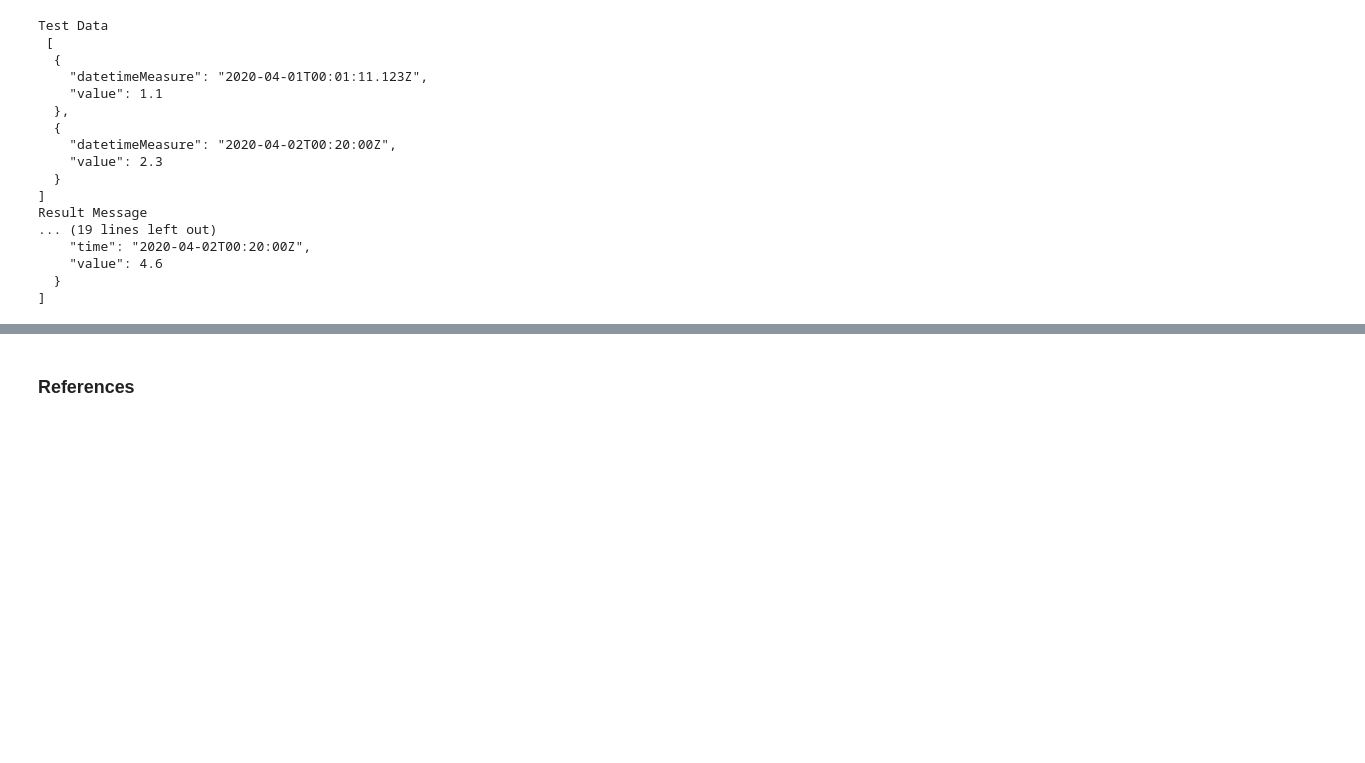
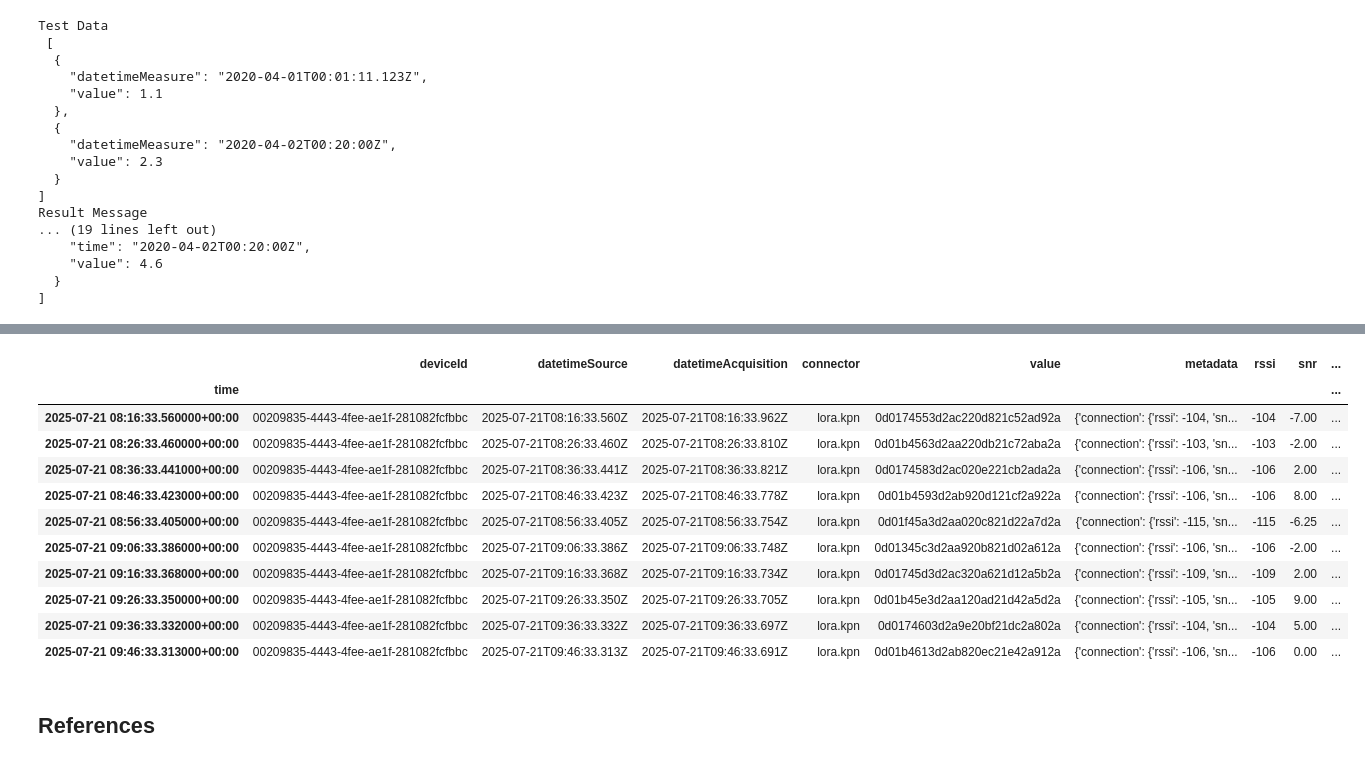
Before and after one commit to fenke/corebridge, a Jupyter notebook: nbs/11_aicorebridge.ipynb, the cells around one changed output, grey strips where cells are left out. Cells and saved outputs as stored; diff of their text form; code cells hidden in the pictures; blank space fills up the shorter version.

Commit message:
reorganize + unnest structured data

```diff
--- a/nbs/11_aicorebridge.ipynb
+++ b/nbs/11_aicorebridge.ipynb
@@ -847,0 +1262,3 @@ Result Message
+# %%
+dfm = timeseries_dataframe_from_datadict(test_nested_data, ['datetimeMeasure', 'time'], recordformat='records', nested=False).dropna()
+dfm.info()
@@ -847,0 +1293,3 @@ Result Message
+# %%
+meta = pd.DataFrame(dfm['metadata'].to_list())
+meta
@@ -847,0 +1308,3 @@ Result Message
+# %%
+meta_connection = pd.DataFrame(meta['connection'].to_list())
+meta_connection
@@ -847,0 +1323,3 @@ Result Message
+# %%
+meta_frame = pd.DataFrame(meta['frame'].to_list())
+meta_frame
@@ -848,5 +1338,20 @@ Result Message
+# %%
+pd.concat([dfm.reset_index(), meta_connection, meta_frame], axis=1).set_index('time').sort_index()
+# %% [output]
+|  | deviceId | datetimeSource | datetimeAcquisition | connector | value | metadata | rssi | snr | ... |
+| time |  |  |  |  |  |  |  |  | ... |
+| 2025-07-21 08:16:33.560000+00:00 | 00209835-4443-4fee-ae1f-281082fcfbbc | 2025-07-21T08:16:33.560Z | 2025-07-21T08:16:33.962Z | lora.kpn | 0d0174553d2ac220d821c52ad92a | {'connection': {'rssi': -104, 'sn... | -104 | -7.00 | ... |
+| 2025-07-21 08:26:33.460000+00:00 | 00209835-4443-4fee-ae1f-281082fcfbbc | 2025-07-21T08:26:33.460Z | 2025-07-21T08:26:33.810Z | lora.kpn | 0d01b4563d2aa220db21c72aba2a | {'connection': {'rssi': -103, 'sn... | -103 | -2.00 | ... |
+| 2025-07-21 08:36:33.441000+00:00 | 00209835-4443-4fee-ae1f-281082fcfbbc | 2025-07-21T08:36:33.441Z | 2025-07-21T08:36:33.821Z | lora.kpn | 0d0174583d2ac020e221cb2ada2a | {'connection': {'rssi': -106, 'sn... | -106 | 2.00 | ... |
+| 2025-07-21 08:46:33.423000+00:00 | 00209835-4443-4fee-ae1f-281082fcfbbc | 2025-07-21T08:46:33.423Z | 2025-07-21T08:46:33.778Z | lora.kpn | 0d01b4593d2ab920d121cf2a922a | {'connection': {'rssi': -106, 'sn... | -106 | 8.00 | ... |
+| 2025-07-21 08:56:33.405000+00:00 | 00209835-4443-4fee-ae1f-281082fcfbbc | 2025-07-21T08:56:33.405Z | 2025-07-21T08:56:33.754Z | lora.kpn | 0d01f45a3d2aa020c821d22a7d2a | {'connection': {'rssi': -115, 'sn... | -115 | -6.25 | ... |
+| 2025-07-21 09:06:33.386000+00:00 | 00209835-4443-4fee-ae1f-281082fcfbbc | 2025-07-21T09:06:33.386Z | 2025-07-21T09:06:33.748Z | lora.kpn | 0d01345c3d2aa920b821d02a612a | {'connection': {'rssi': -106, 'sn... | -106 | -2.00 | ... |
+| 2025-07-21 09:16:33.368000+00:00 | 00209835-4443-4fee-ae1f-281082fcfbbc | 2025-07-21T09:16:33.368Z | 2025-07-21T09:16:33.734Z | lora.kpn | 0d01745d3d2ac320a621d12a5b2a | {'connection': {'rssi': -109, 'sn... | -109 | 2.00 | ... |
+| 2025-07-21 09:26:33.350000+00:00 | 00209835-4443-4fee-ae1f-281082fcfbbc | 2025-07-21T09:26:33.350Z | 2025-07-21T09:26:33.705Z | lora.kpn | 0d01b45e3d2aa120ad21d42a5d2a | {'connection': {'rssi': -105, 'sn... | -105 | 9.00 | ... |
+| 2025-07-21 09:36:33.332000+00:00 | 00209835-4443-4fee-ae1f-281082fcfbbc | 2025-07-21T09:36:33.332Z | 2025-07-21T09:36:33.697Z | lora.kpn | 0d0174603d2a9e20bf21dc2a802a | {'connection': {'rssi': -104, 'sn... | -104 | 5.00 | ... |
+| 2025-07-21 09:46:33.313000+00:00 | 00209835-4443-4fee-ae1f-281082fcfbbc | 2025-07-21T09:46:33.313Z | 2025-07-21T09:46:33.691Z | lora.kpn | 0d01b4613d2ab820ec21e42a912a | {'connection': {'rssi': -106, 'sn... | -106 | 0.00 | ... |
 # %% [markdown]
-### References
+## References
 # %%
 #| hide
 import nbdev; nbdev.nbdev_export()
```
Also changed, not shown: parts of 32 cells of this notebook, 7 other files.
